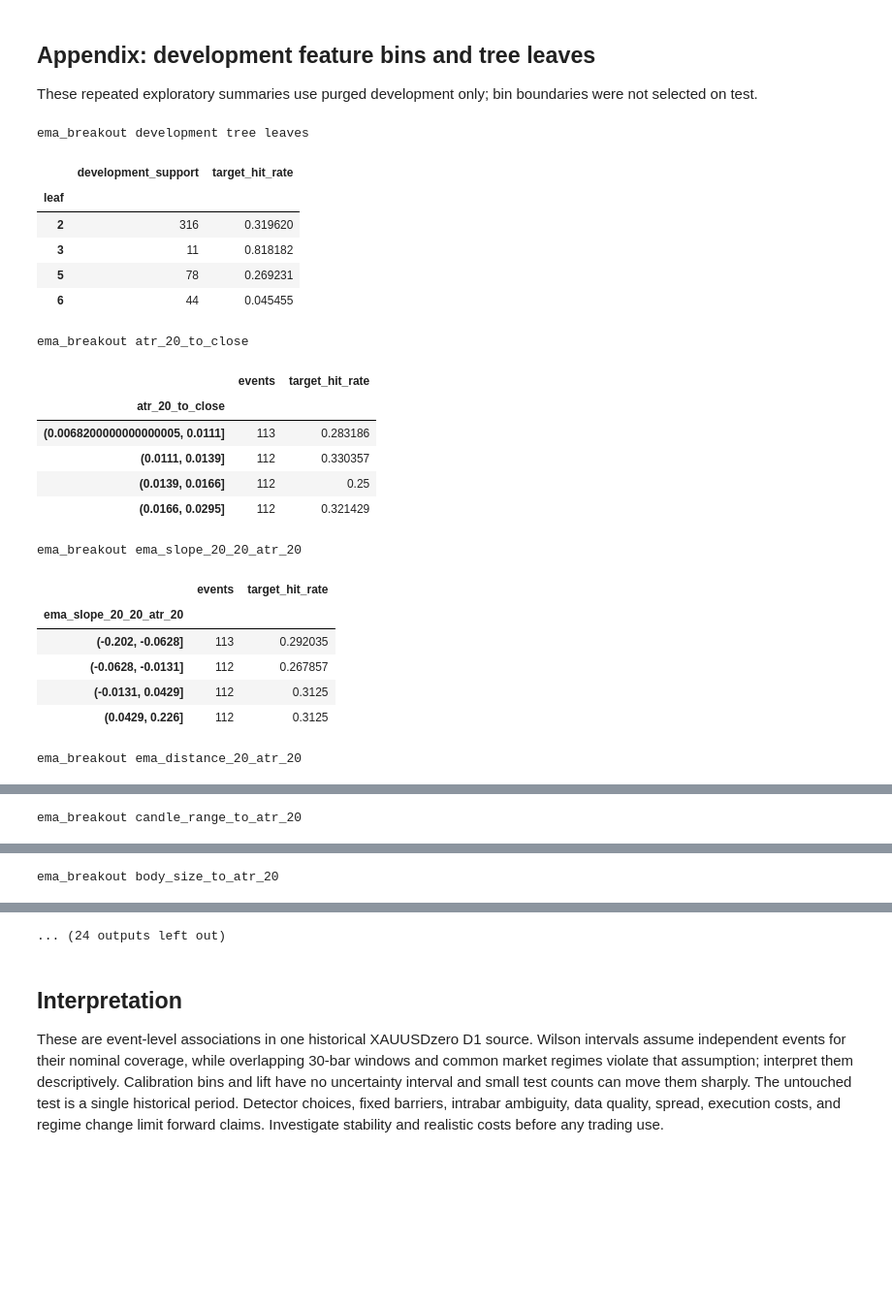
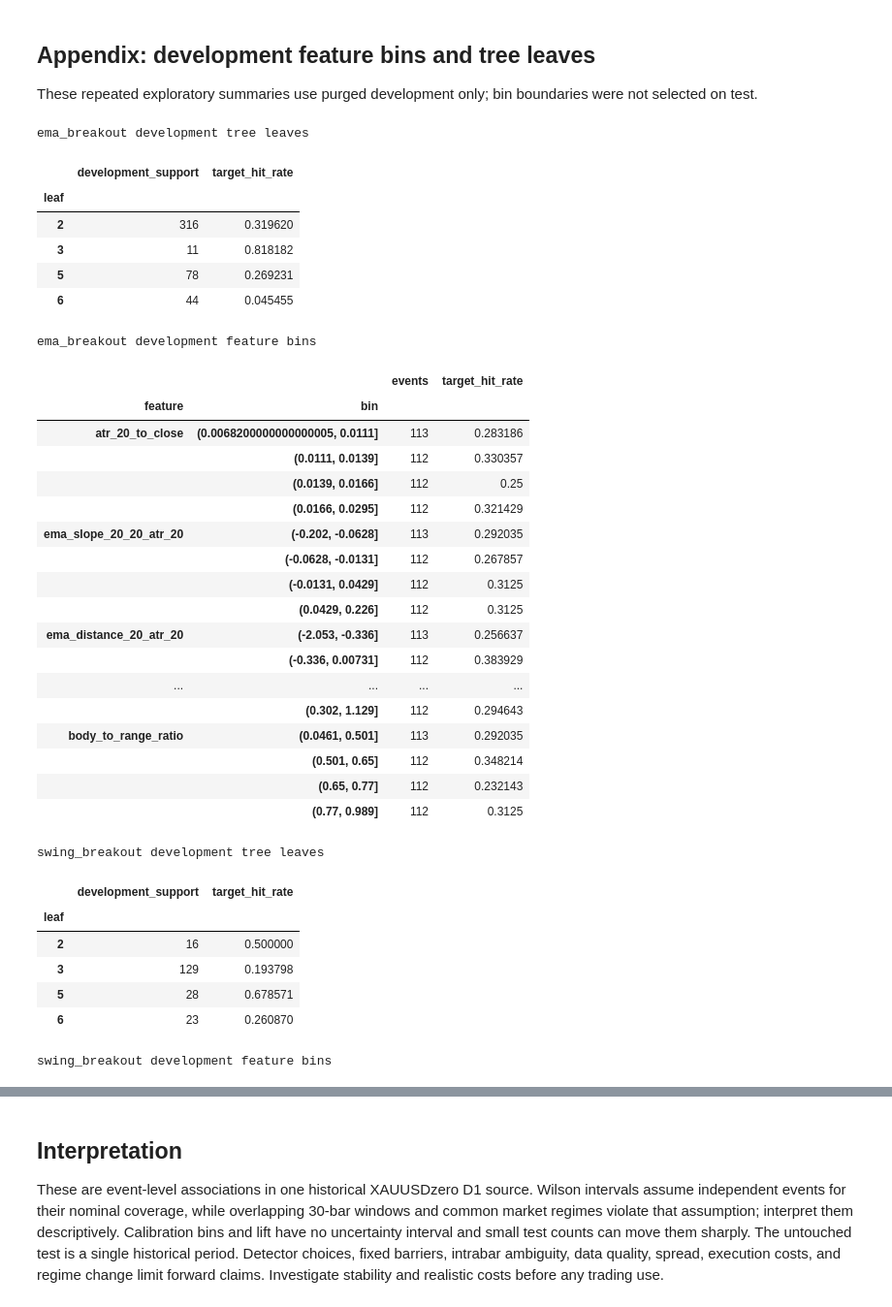
Before and after one commit to AmirJahani1380/breakout-signal-lab, a Jupyter notebook: ML/breakout_research.ipynb, the cells around one changed output, grey strips where cells are left out. Shown at 97% size. Drawn from its saved outputs; the diff is of its cells as text; code cells hidden in the pictures; blank space fills up the shorter version.

```diff
--- a/ML/breakout_research.ipynb
+++ b/ML/breakout_research.ipynb
@@ -401,7 +401,7 @@ for name, result in results.items():
         label=f"Test prevalence={test_truth.mean():.2f}",
     )
     axes[1].set(
-        title="Precision–recall",
+        title="Precision-recall",
         xlabel="Recall = hits found / all hits",
         ylabel="Precision = hits / selected events",
     )
@@ -435,7 +435,27 @@ for name, result in results.items():
         CHART_DIRECTORY.mkdir(parents=True, exist_ok=True)
         fig.savefig(CHART_DIRECTORY / f"{name}-evaluation.png")
     plt.show()
-display(pd.DataFrame(holdout_rows).set_index("detector").round(4))
+holdout = pd.DataFrame(holdout_rows).set_index("detector").round(4)
+for heading, columns in (
+    ("Cohort and split", ("eligible", "development", "validation", "test", "test dates (UTC)")),
+    (
+        "Untouched-test model scores",
+        ("selected model", "baseline Brier", "model Brier", "test AP", "test prevalence"),
+    ),
+    (
+        "Validation cutoff and test condition",
+        (
+            "validation cutoff",
+            "validation support",
+            "test condition support",
+            "test condition hits",
+            "test condition hit rate",
+            "test lift",
+        ),
+    ),
+):
+    print(heading)
+    display(holdout.reindex(columns=columns))
 print(
     "Cutoffs and model choices use development validation only; "
     "test metrics and support are one untouched assessment."
@@ -610,40 +641,56 @@ These repeated exploratory summaries use purged development only; bin boundaries
 # %%
 for name, cohort in eligible.items():
     development, _, _ = chronological_split(cohort, MODEL_SETTINGS.test_fraction)
     if "unavailable" not in results[name]:
         leaves = results[name]["tree_model"].apply(predictors(development, PREDICTORS))
         print(name, "development tree leaves")
         display(
             pd.DataFrame({"leaf": leaves, "hit": development.target_first.astype(int)})
             .groupby("leaf")
             .hit.agg(["size", "mean"])
             .rename(columns={"size": "development_support", "mean": "target_hit_rate"})
         )
+    feature_summaries = {}
     for feature in FEATURE_NAMES:
         bins = pd.qcut(development[feature].astype(float), q=FEATURE_BINS, duplicates="drop")
         grouped = development.groupby(bins, observed=True).target_first.agg(["size", "mean"])
-        print(name, feature)
-        display(grouped.rename(columns={"size": "events", "mean": "target_hit_rate"}))
+        feature_summaries[feature] = grouped.rename(
+            columns={"size": "events", "mean": "target_hit_rate"}
+        )
+    print(name, "development feature bins")
+    display(pd.concat(feature_summaries, names=["feature", "bin"]))
 # %% [output]
 ema_breakout development tree leaves
 |  | development_support | target_hit_rate |
 | leaf |  |  |
 | 2 | 316 | 0.319620 |
 | 3 | 11 | 0.818182 |
 | 5 | 78 | 0.269231 |
 | 6 | 44 | 0.045455 |
-ema_breakout atr_20_to_close
+ema_breakout development feature bins
-|  | events | target_hit_rate |
-| atr_20_to_close |  |  |
-| (0.0068200000000000005, 0.0111] | 113 | 0.283186 |
-| (0.0111, 0.0139] | 112 | 0.330357 |
-| (0.0139, 0.0166] | 112 | 0.25 |
-| (0.0166, 0.0295] | 112 | 0.321429 |
+|  |  | events | target_hit_rate |
+| feature | bin |  |  |
+| atr_20_to_close | (0.0068200000000000005, 0.0111] | 113 | 0.283186 |
+|  | (0.0111, 0.0139] | 112 | 0.330357 |
+|  | (0.0139, 0.0166] | 112 | 0.25 |
+|  | (0.0166, 0.0295] | 112 | 0.321429 |
+| ema_slope_20_20_atr_20 | (-0.202, -0.0628] | 113 | 0.292035 |
+|  | (-0.0628, -0.0131] | 112 | 0.267857 |
+|  | (-0.0131, 0.0429] | 112 | 0.3125 |
+|  | (0.0429, 0.226] | 112 | 0.3125 |
+| ema_distance_20_atr_20 | (-2.053, -0.336] | 113 | 0.256637 |
+|  | (-0.336, 0.00731] | 112 | 0.383929 |
+| ... | ... | ... | ... |
+|  | (0.302, 1.129] | 112 | 0.294643 |
+| body_to_range_ratio | (0.0461, 0.501] | 113 | 0.292035 |
+|  | (0.501, 0.65] | 112 | 0.348214 |
+|  | (0.65, 0.77] | 112 | 0.232143 |
+|  | (0.77, 0.989] | 112 | 0.3125 |
-ema_breakout ema_slope_20_20_atr_20
+swing_breakout development tree leaves
-|  | events | target_hit_rate |
-| ema_slope_20_20_atr_20 |  |  |
-| (-0.202, -0.0628] | 113 | 0.292035 |
-| (-0.0628, -0.0131] | 112 | 0.267857 |
-| (-0.0131, 0.0429] | 112 | 0.3125 |
-| (0.0429, 0.226] | 112 | 0.3125 |
+|  | development_support | target_hit_rate |
+| leaf |  |  |
+| 2 | 16 | 0.500000 |
+| 3 | 129 | 0.193798 |
+| 5 | 28 | 0.678571 |
+| 6 | 23 | 0.260870 |
-ema_breakout ema_distance_20_atr_20
+swing_breakout development feature bins
@@ -656 +714,0 @@ ema_breakout ema_distance_20_atr_20
-ema_breakout candle_range_to_atr_20
@@ -663 +714,0 @@ ema_breakout candle_range_to_atr_20
-ema_breakout body_size_to_atr_20
@@ -670,4 +715,3 @@ ema_breakout body_size_to_atr_20
-... (24 outputs left out)
 # %% [markdown]
 ## Interpretation
 
```
Also changed, not shown: parts of 2 cells of this notebook, 4 other files.
